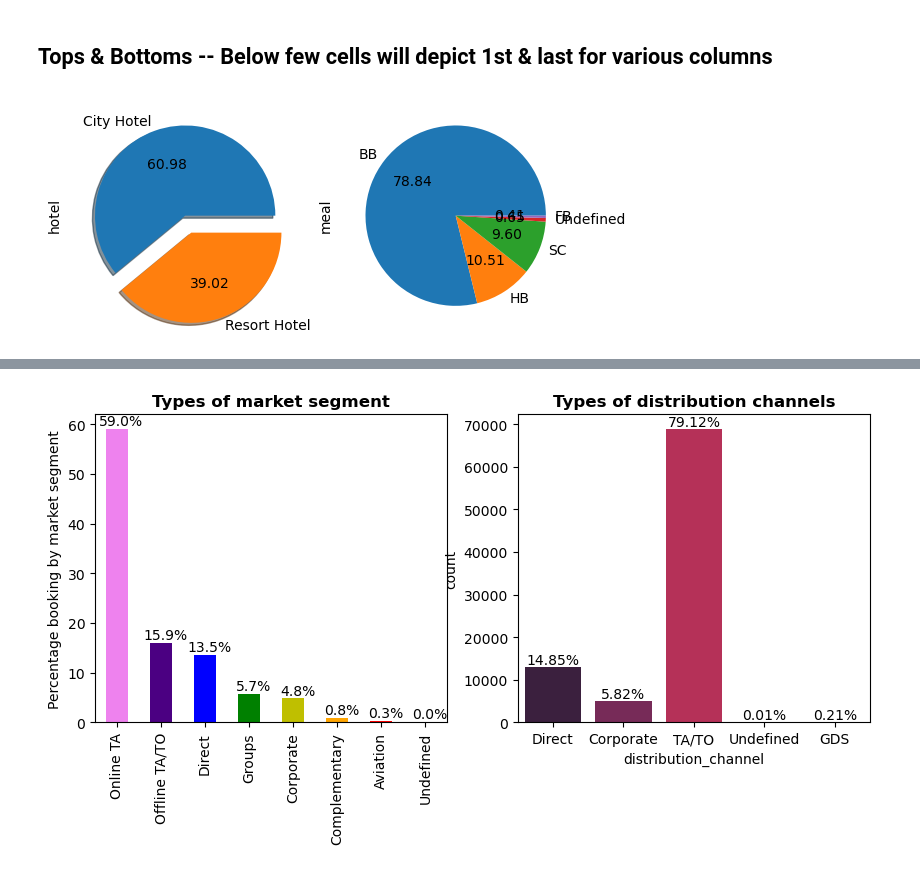
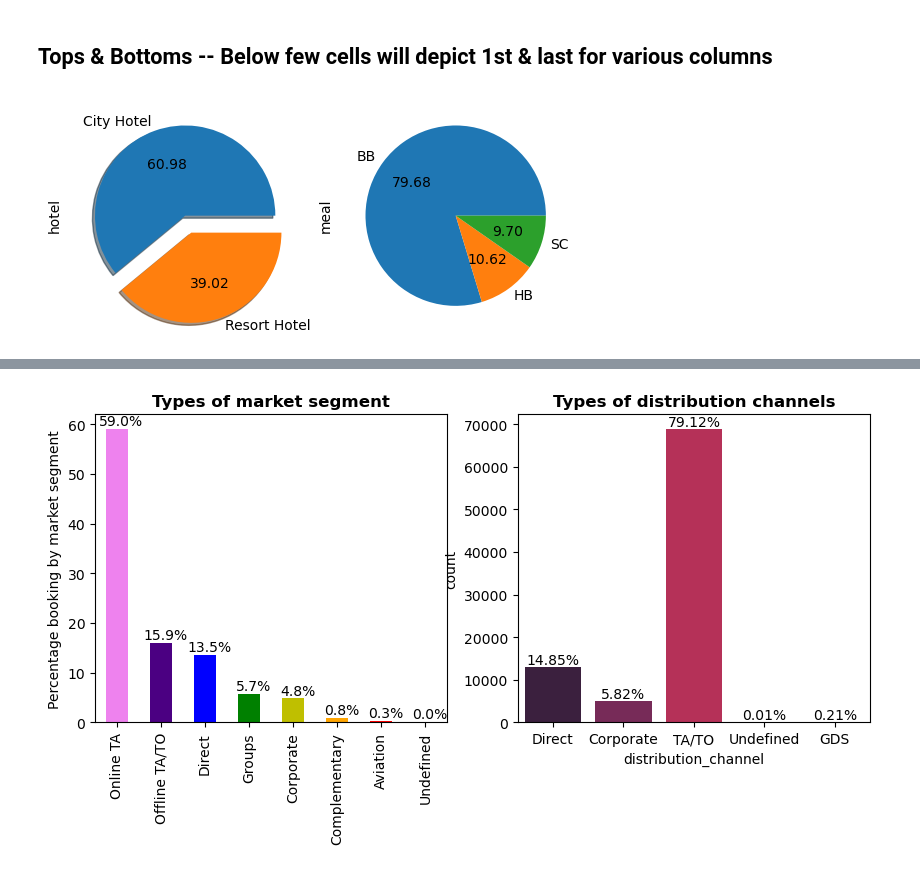
Before and after one commit to lakshay170/hotel_capstone, a Jupyter notebook: Hotel_Capstone.ipynb, the cells around one changed output, grey strips where cells are left out. Saved outputs shown, nothing was run; the diff lists cells and outputs as text; code cells hidden in the pictures.

```diff
--- a/Hotel_Capstone.ipynb
+++ b/Hotel_Capstone.ipynb
@@ -629,15 +640,15 @@ not_cancelled_df=hotel[hotel['is_canceled']==0]
 # %%
 # Q Distribution of bookings bw hotels
 plt.subplot(1,2,1)
 hotel['hotel'].value_counts(normalize=True).plot(kind='pie',autopct="%.2f",explode=(0,0.2),shadow=True)
 # Percentage booking in City hotel is more compared to Resort hotel.
 
 # Pie chart meal
 plt.subplot(1,2,2)
-not_cancelled_df['meal'].value_counts(normalize=True).plot(kind='pie',autopct='%.2f')
+not_cancelled_df['meal'].value_counts(normalize=True)[:3].plot(kind='pie',autopct='%.2f')
 plt.savefig('meal.jpg')
 # %% [output]
-[figure, old version]
+[figure, new version]
 # %%
 # Q From which country maximum bookings come?
 
```
Also changed, not shown: parts of 16 cells of this notebook.
